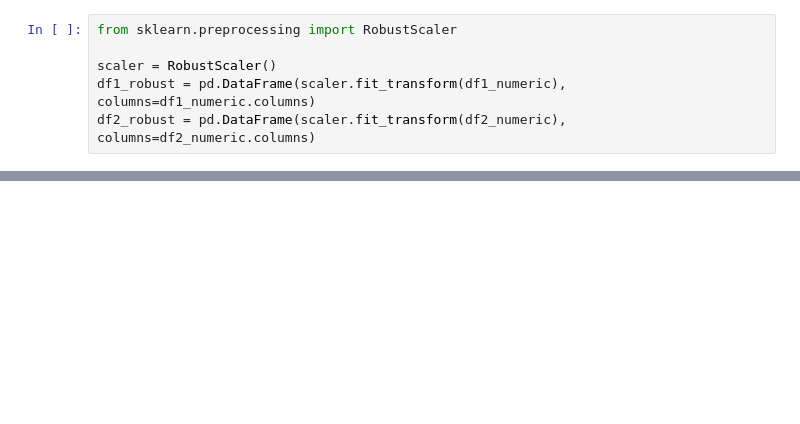
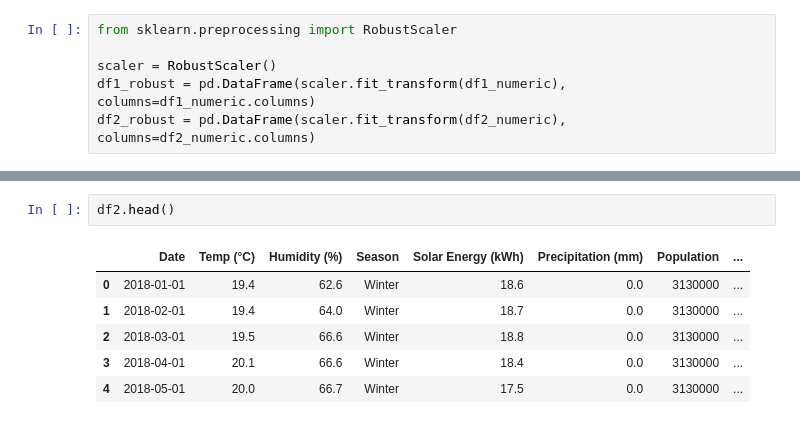
Before and after one commit to SARTHAKSUKATE10/Energy_Efficiency_Optimization, a Jupyter notebook: backend/EDA/data_analysis.ipynb, the cells around one changed output, grey strips where cells are left out. Saved outputs shown, nothing was run; the diff lists cells and outputs as text; blank space fills up the shorter version.

```diff
--- a/backend/EDA/data_analysis.ipynb
+++ b/backend/EDA/data_analysis.ipynb
@@ -389,0 +430,9 @@ df2_robust = pd.DataFrame(scaler.fit_transform(df2_numeric), columns=df2_numeric
+# %%
+df2.head()
+# %% [output]
+|  | Date | Temp (°C) | Humidity (%) | Season | Solar Energy (kWh) | Precipitation (mm) | Population | ... |
+| 0 | 2018-01-01 | 19.4 | 62.6 | Winter | 18.6 | 0.0 | 3130000 | ... |
+| 1 | 2018-02-01 | 19.4 | 64.0 | Winter | 18.7 | 0.0 | 3130000 | ... |
+| 2 | 2018-03-01 | 19.5 | 66.6 | Winter | 18.8 | 0.0 | 3130000 | ... |
+| 3 | 2018-04-01 | 20.1 | 66.6 | Winter | 18.4 | 0.0 | 3130000 | ... |
+| 4 | 2018-05-01 | 20.0 | 66.7 | Winter | 17.5 | 0.0 | 3130000 | ... |
```
Also changed, not shown: parts of 32 cells of this notebook, 7 other files.
